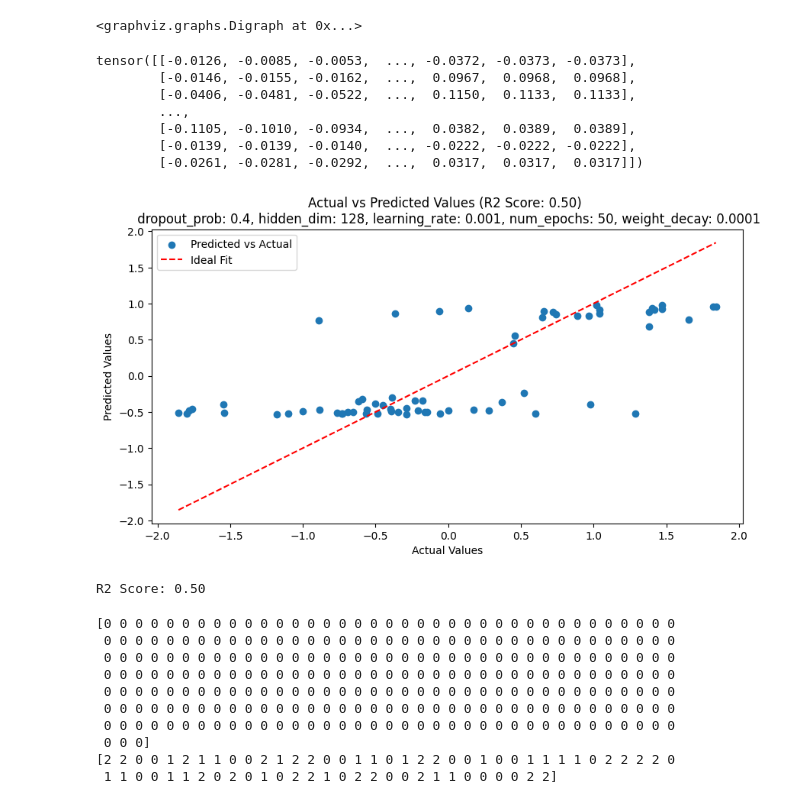
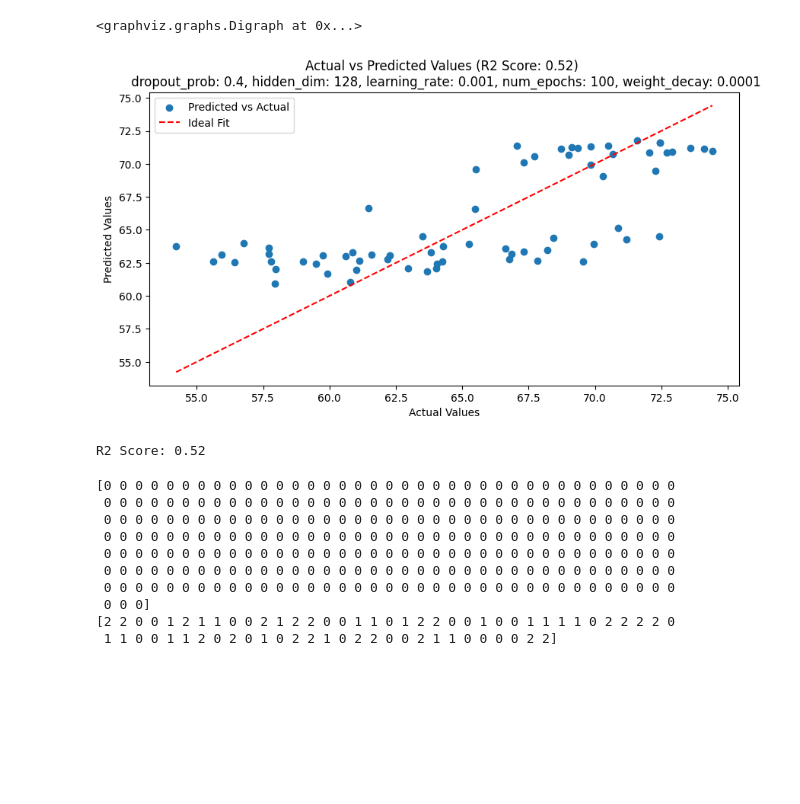
Before and after one commit to hasiburniloy/blueberry, a Jupyter notebook: new.ipynb, the cells around one changed output. Drawn from its saved outputs; the diff is of its cells as text; code cells hidden in the pictures; blank space fills up the shorter version.

```diff
--- a/new.ipynb
+++ b/new.ipynb
@@ -1130,48 +1326,47 @@ make_dot(yhat, params=dict(list(combined_model.named_parameters())))
 ExecutableNotFound: failed to execute WindowsPath('dot'), make sure the Graphviz executables are on your systems' PATH
 <graphviz.graphs.Digraph at 0x...>
 # %%
-import matplotlib.pyplot as plt
+
 from sklearn.metrics import r2_score
 
 # Switch model to evaluation mode
 best_mlp.model.eval()
 
 # Generate some test data
 # test_features = torch.randn(20, 177).to(device)
 # test_labels = torch.randint(0, 3, (20,)).to(device)
 # test_regression_targets = torch.randn(20, 1).to(device)
 
 # Make predictions
 with torch.no_grad():
-    print(torch.Tensor(X_train))
+
     reg_outputs = best_mlp.model(torch.Tensor(X_test).to(device=device))
 
 # Convert tensors to numpy arrays for plotting
+
+
+
 y_actual = y_test_reg
 y_pred = reg_outputs.detach().cpu().numpy()
 
+y_pred = analysis.scalers["RWC"].inverse_transform(y_pred)
+y_true_test = analysis.scalers["RWC"].inverse_transform(y_actual.values.reshape(-1, 1))
+
 # Calculate R-squared value
-r2 = r2_score(y_actual, y_pred)
+r2 = r2_score(y_true_test, y_pred)
 
 # Plot the results
 plt.figure(figsize=(10, 5))
-plt.scatter(y_actual, y_pred, label='Predicted vs Actual')
-plt.plot([y_actual.min(), y_actual.max()], [y_actual.min(), y_actual.max()], 'r--', label='Ideal Fit')
+plt.scatter(y_true_test, y_pred, label='Predicted vs Actual')
+plt.plot([y_true_test.min(), y_true_test.max()], [y_true_test.min(), y_true_test.max()], 'r--', label='Ideal Fit')
 plt.xlabel('Actual Values')
 plt.ylabel('Predicted Values')
-plt.title(f'Actual vs Predicted Values (R2 Score: {r2:.2f}) \n dropout_prob: 0.4, hidden_dim: 128, learning_rate: 0.001, num_epochs: 50, weight_decay: 0.0001')
+plt.title(f'Actual vs Predicted Values (R2 Score: {r2:.2f}) \n dropout_prob: 0.4, hidden_dim: 128, learning_rate: 0.001, num_epochs: 100, weight_decay: 0.0001')
 plt.legend()
 plt.show()
 
 print(f"R2 Score: {r2:.2f}")
 # %% [output]
+[figure, new version]
-tensor([[-0.0126, -0.0085, -0.0053,  ..., -0.0372, -0.0373, -0.0373],
-        [-0.0146, -0.0155, -0.0162,  ...,  0.0967,  0.0968,  0.0968],
-        [-0.0406, -0.0481, -0.0522,  ...,  0.1150,  0.1133,  0.1133],
-        ...,
-        [-0.1105, -0.1010, -0.0934,  ...,  0.0382,  0.0389,  0.0389],
-        [-0.0139, -0.0139, -0.0140,  ..., -0.0222, -0.0222, -0.0222],
-        [-0.0261, -0.0281, -0.0292,  ...,  0.0317,  0.0317,  0.0317]])
+R2 Score: 0.52
-[figure, old version]
-R2 Score: 0.50
 # %%
```
Also changed, not shown: parts of 15 cells of this notebook, 5 other files.
